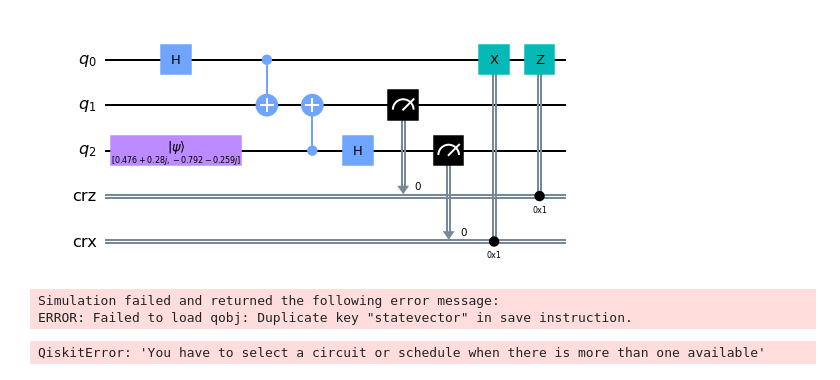
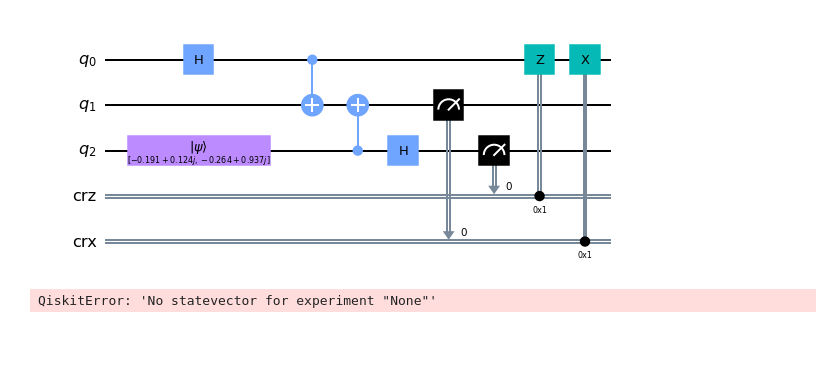
Before and after one commit to steppony/Qiskit-Hackaton, a Jupyter notebook: test_exercise.ipynb, the cells around one changed output. Drawn from its saved outputs; the diff is of its cells as text; code cells hidden in the pictures; blank space fills up the shorter version.

```diff
--- a/test_exercise.ipynb
+++ b/test_exercise.ipynb
@@ -10,41 +18,37 @@ from qiskit.quantum_info import random_statevector
 # %%
-  # We want to teleport a random quantum state:
-psi = random_statevector(2)
-  # Initialise content of our quantum computer
+  # Create the "hardware" of our quantum computer
 qr = QuantumRegister(3, name="q")    # Protocol uses 3 qubits
 crz = ClassicalRegister(1, name="crz") # and 2 classical bits
 crx = ClassicalRegister(1, name="crx") # in 2 different registers
-teleportation_circuit = QuantumCircuit(qr, crz, crx)
-teleportation_circuit.initialize(psi, 2)
+teleportation_circuit = QuantumCircuit(qr, crz, crx)  # Putting them all together in one "circuit"
+teleportation_circuit.initialize(psi, 2)  # Initialise the state of the qubit that we wish to teleport
   # Apply Hadamard gate to the first qubit (0)
 teleportation_circuit.h(0)
   # Apply cNOT gate with first as a control
 teleportation_circuit.cx(0,1)
-  # Now we apply the reverse (decoder) to the second and third qubits
+  # At this point, we have a bell state.
+  # Now we apply the reverse (decoder), but to the second and third qubits
 teleportation_circuit.cx(2,1)
-teleportation_circuit.h(2)  # Is this the only order we can apply this?
+teleportation_circuit.h(2)  # Q: Is this the only order we can apply this? - A: no, depends which qubit we want to teleport onto
   # Now Bob measures both his qubits (1 and 2) and sends results to Alice (0)
-teleportation_circuit.measure(1,0)
-teleportation_circuit.measure(2,1)
+teleportation_circuit.measure(2,0)  # Measure qubit 1 and send the result to "classical bit" 0
+teleportation_circuit.measure(1,1)  # Measure qubit 2 and send the result to "classical bit" 1
   # Now Alice applies gates depending on Bobs outcomes
-teleportation_circuit.x(0).c_if(crx, 1) # Apply gates if the registers
-teleportation_circuit.z(0).c_if(crz, 1)
+teleportation_circuit.z(0).c_if(crz, 1) # Apply gates if the registers require, (this is to "extract" the teleported information)
+teleportation_circuit.x(0).c_if(crx, 1)
 teleportation_circuit.draw('mpl')
 # %% [output]
-[figure, old version]
+[figure, new version]
 # %%
-sim = Aer.get_backend('qasm_simulator')
-teleportation_circuit.save_statevector()
-#c_compiled = transpile(teleportation_circuit, sim)
-#job = sim.run(c_compiled, shots = 100)
+sim = Aer.get_backend('qasm_simulator')  # Define our simulation method
+teleportation_circuit.save_statevector() # Tell the simulation to save the state vector as we run it
 result = sim.run(teleportation_circuit, shots = 1000).result()
 out_vector = result.get_statevector()
 counts = result.get_counts(teleportation_circuit)
+teleportation_circuit.reset(qubit=qr)  # Reset the circuit ready for the next run
 plot_bloch_multivector(out_vector)
 # %% [output]
-Simulation failed and returned the following error message:
-ERROR: Failed to load qobj: Duplicate key "statevector" in save instruction.
+QiskitError: 'No statevector for experiment "None"'
-QiskitError: 'You have to select a circuit or schedule when there is more than one available'
 # %%
 plot_bloch_multivector(psi)
 # %% [output]
```
Also changed, not shown: parts of 3 cells of this notebook, 1 other file.
